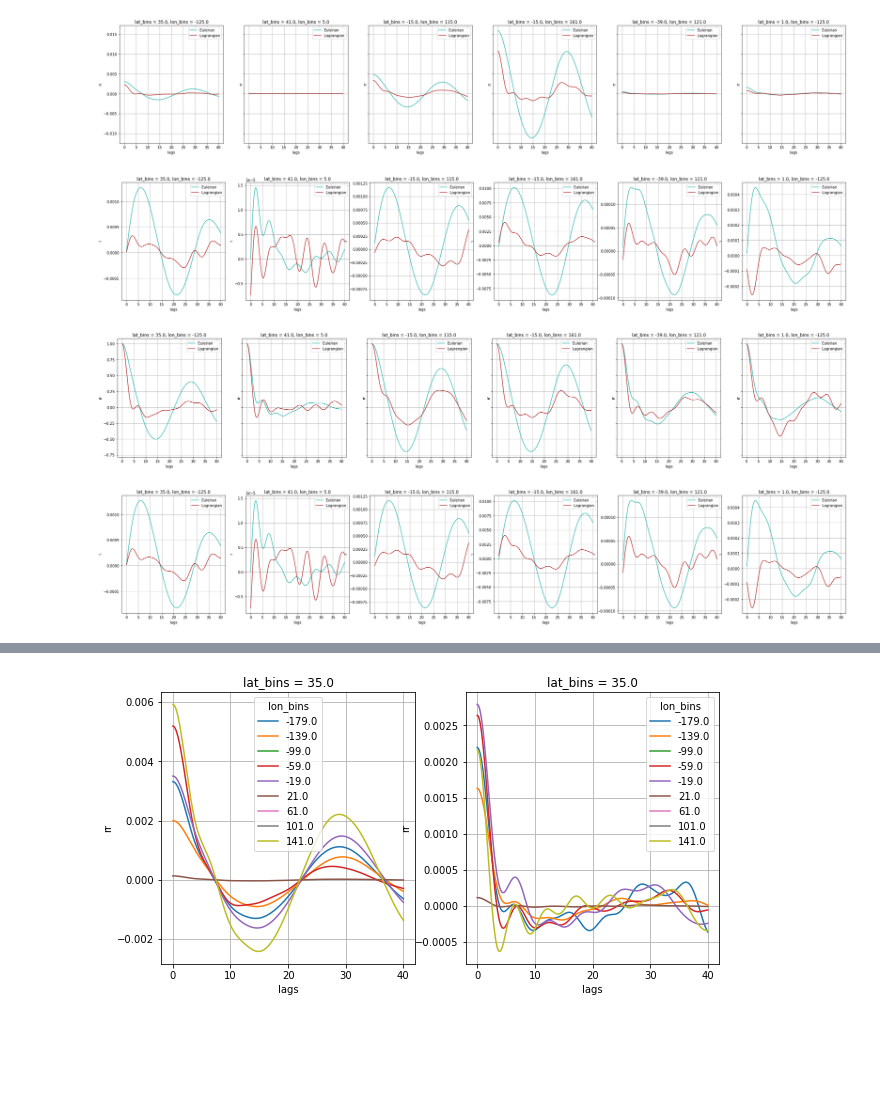
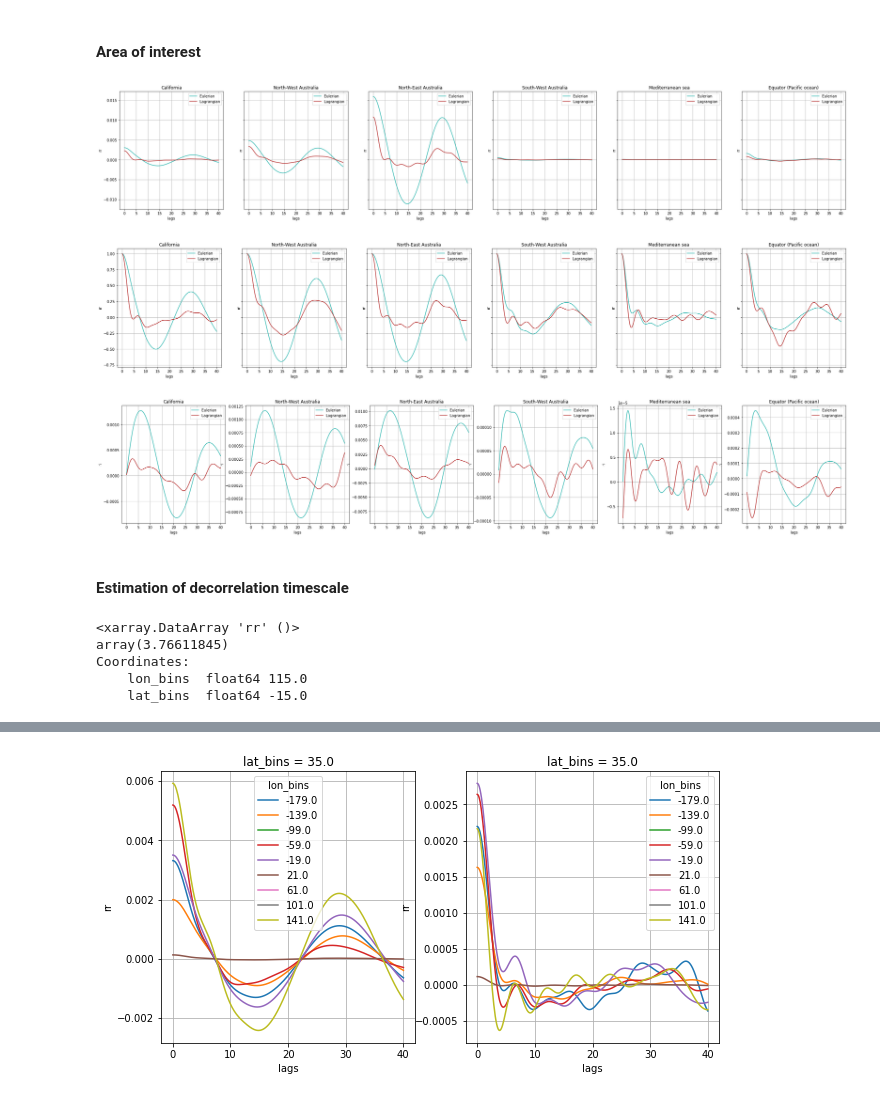
Before and after one commit to zcasparco/equinox_phd, a Jupyter notebook: llc4320/EL_cov_binned.ipynb, the cells around one changed output, grey strips where cells are left out. Cells and saved outputs as stored; diff of their text form; code cells hidden in the pictures; blank space fills up the shorter version.

```diff
--- a/llc4320/EL_cov_binned.ipynb
+++ b/llc4320/EL_cov_binned.ipynb
@@ -74,32 +131,43 @@ for bbox in [bbox_cal,bbox_nwa,bbox_nea,bbox_swa,bbox_med,bbox_eq]:
+# %% [markdown]
+#### Area of interest
 # %%
-bbox = [bbox_cal,bbox_med,bbox_nwa,bbox_nea,bbox_swa,bbox_eq]
+bbox = [bbox_cal,bbox_nwa,bbox_nea,bbox_swa,bbox_med,bbox_eq]
+titles = ['California', 'North-West Australia','North-East Australia',
+          'South-West Australia','Mediterranean sea','Equator (Pacific ocean)']
 
 fig,ax = plt.subplots(1,len(bbox),figsize=(6*len(bbox),6),sharey=True)
-for i in range(len(bbox)):
+for i,title in zip(range(len(bbox)),titles):
     dsE.sel(lat_bins=bbox[i][1],lon_bins=bbox[i][0],method='nearest').rr.plot(ax=ax[i],c='lightseagreen',label='Eulerian')
     dsL.sel(lat_bins=bbox[i][1],lon_bins=bbox[i][0],method='nearest').rr.plot(ax=ax[i],c='firebrick',label='Lagrangian')
     ax[i].grid();ax[i].legend()
+    ax[i].set_title(title)
+
+fig,ax = plt.subplots(1,len(bbox),figsize=(6*len(bbox),6),sharey=True)
+for i,title in zip(range(len(bbox)),titles):
+    (dsE/dsE.isel(lags=0)).sel(lat_bins=bbox[i][1],lon_bins=bbox[i][0],method='nearest').rr.plot(ax=ax[i],c='lightseagreen',label='Eulerian')
+    (dsL/dsL.isel(lags=0)).sel(lat_bins=bbox[i][1],lon_bins=bbox[i][0],method='nearest').rr.plot(ax=ax[i],c='firebrick',label='Lagrangian')
+    ax[i].grid();ax[i].legend()
+    ax[i].set_title(title)
 
 fig,ax = plt.subplots(1,len(bbox),figsize=(6*len(bbox),6),sharey=False)
-for i in range(len(bbox)):
+for i,title in zip(range(len(bbox)),titles):
     dsE.sel(lat_bins=bbox[i][1],lon_bins=bbox[i][0],method='nearest').ri.plot(ax=ax[i],c='lightseagreen',label='Eulerian')
     dsL.sel(lat_bins=bbox[i][1],lon_bins=bbox[i][0],method='nearest').ri.plot(ax=ax[i],c='firebrick',label='Lagrangian')
-    ax[i].grid();ax[i].legend()
+    ax[i].grid();ax[i].legend();
+    ax[i].set_title(title);
 # %% [output]
-[figure, old version]
+[figure, new version]
-[figure, old version]
+[figure, new version]
+[figure, added]
-# %%
-fig,ax = plt.subplots(1,len(bbox),figsize=(6*len(bbox),6),sharey=True)
-for i in range(len(bbox)):
-    (dsE/dsE.isel(lags=0)).sel(lat_bins=bbox[i][1],lon_bins=bbox[i][0],method='nearest').rr.plot(ax=ax[i],c='lightseagreen',label='Eulerian')
-    (dsL/dsL.isel(lags=0)).sel(lat_bins=bbox[i][1],lon_bins=bbox[i][0],method='nearest').rr.plot(ax=ax[i],c='firebrick',label='Lagrangian')
-    ax[i].grid();ax[i].legend()
-
-fig,ax = plt.subplots(1,len(bbox),figsize=(6*len(bbox),6),sharey=False)
-for i in range(len(bbox)):
-    dsE.sel(lat_bins=bbox[i][1],lon_bins=bbox[i][0],method='nearest').ri.plot(ax=ax[i],c='lightseagreen',label='Eulerian')
-    dsL.sel(lat_bins=bbox[i][1],lon_bins=bbox[i][0],method='nearest').ri.plot(ax=ax[i],c='firebrick',label='Lagrangian')
-    ax[i].grid();ax[i].legend()
-# %% [output]
-[figure, removed]
-[figure, removed]
+# %% [markdown]
+#### Estimation of decorrelation timescale
+# %%
+i=2
+((dsE/dsE.isel(lags=0))).sel(lat_bins=bbox[i][1],lon_bins=bbox[i][0],method='nearest'
+                            ).sel(lags=slice(0,10)).rr.integrate('lags')
+# %% [output]
+<xarray.DataArray 'rr' ()>
+array(3.76611845)
+Coordinates:
+    lon_bins  float64 115.0
+    lat_bins  float64 -15.0
```
Also changed, not shown: parts of 21 cells of this notebook.
